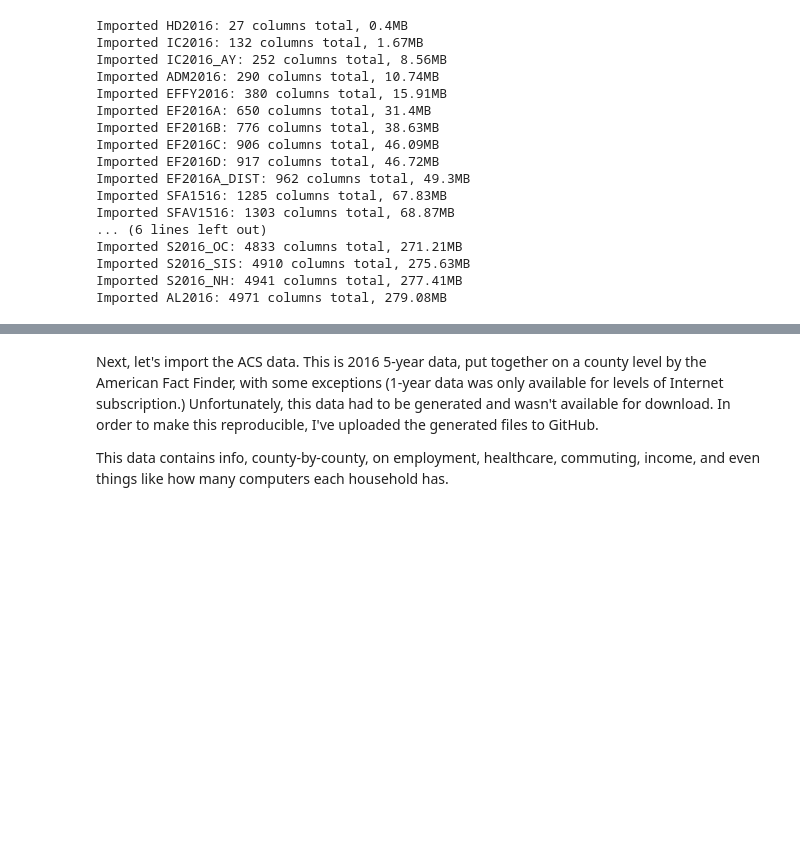
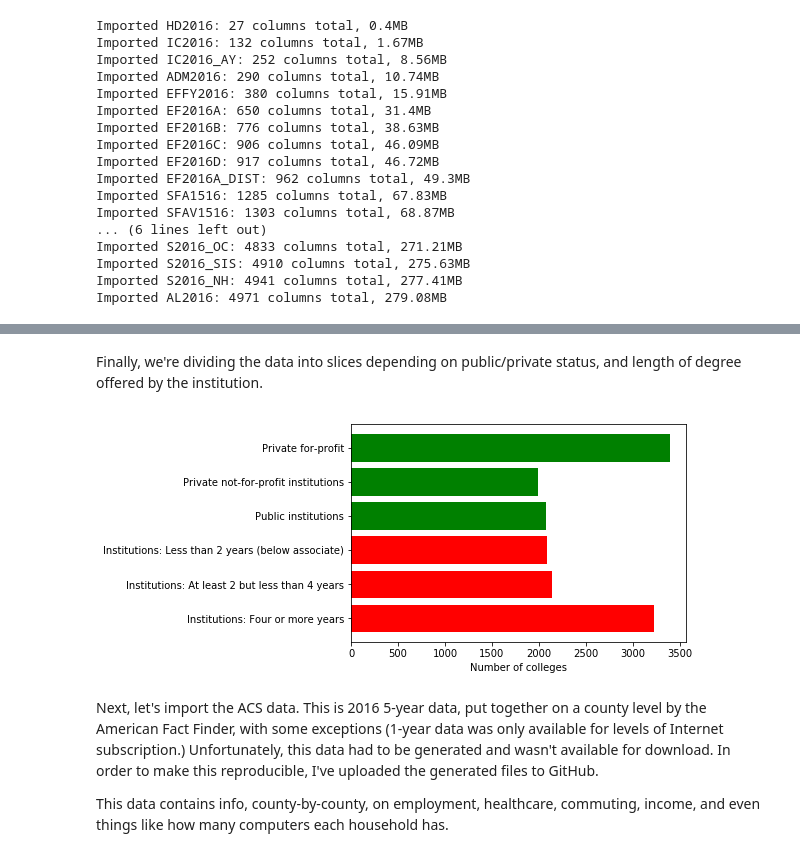
Before and after one commit to quinparker/ds-retentionrates, a Jupyter notebook: main.ipynb, the cells around one changed output, grey strips where cells are left out. Saved outputs shown, nothing was run; the diff lists cells and outputs as text; code cells hidden in the pictures; blank space fills up the shorter version.

```diff
--- a/main.ipynb
+++ b/main.ipynb
@@ -290,3 +335,29 @@ Imported AL2016: 4971 columns total, 279.08MB
+# %% [markdown]
+Finally, we're dividing the data into slices depending on public/private status, and length of degree offered by the institution.
+# %%
+fig, axes = plt.subplots()
+ix = np.arange(1, len(SLICES)) # technically, one fewer than the number of slices
+
+pbars = []
+
+# each slice contains a dictionary as its second value that explains how to create the slice
+# slice it, measure it, and add it to the list
+
+for x in ix:
+    dataslice = SLICES[x-1][1]
+    pbars.append(len(ipeds.loc[(ipeds[dataslice[0]] == dataslice[1])]))
+
+pb = plt.barh(ix, pbars)
+for ix, x in enumerate(pb):
+    x.set_facecolor('r') if ix < 3 else x.set_facecolor('g')
+
+labels = list([x[0] for x in SLICES[0:6]])
+labels.insert(0,"Zero")
+axes.set_yticklabels(labels)
+axes.set_xlabel("Number of colleges")
+plt.show()
+# %% [output]
+[figure, added]
 # %% [markdown]
 Next, let's import the ACS data. This is 2016 5-year data, put together on a county level by the
 American Fact Finder, with some exceptions (1-year data was only available for levels of Internet subscription.) Unfortunately, this data had to be generated and wasn't available for download.
```
Also changed, not shown: parts of 21 cells of this notebook, 3 other files.
